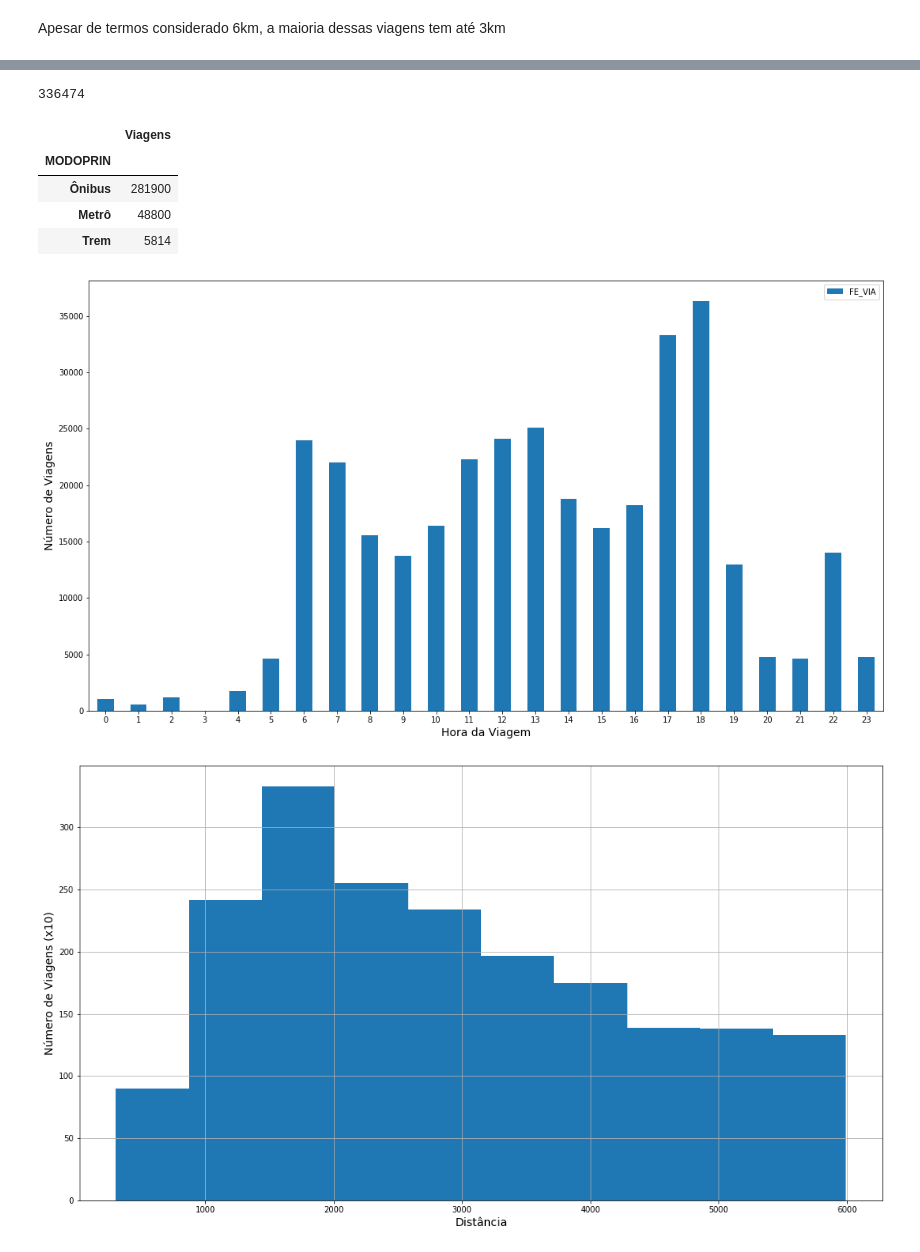
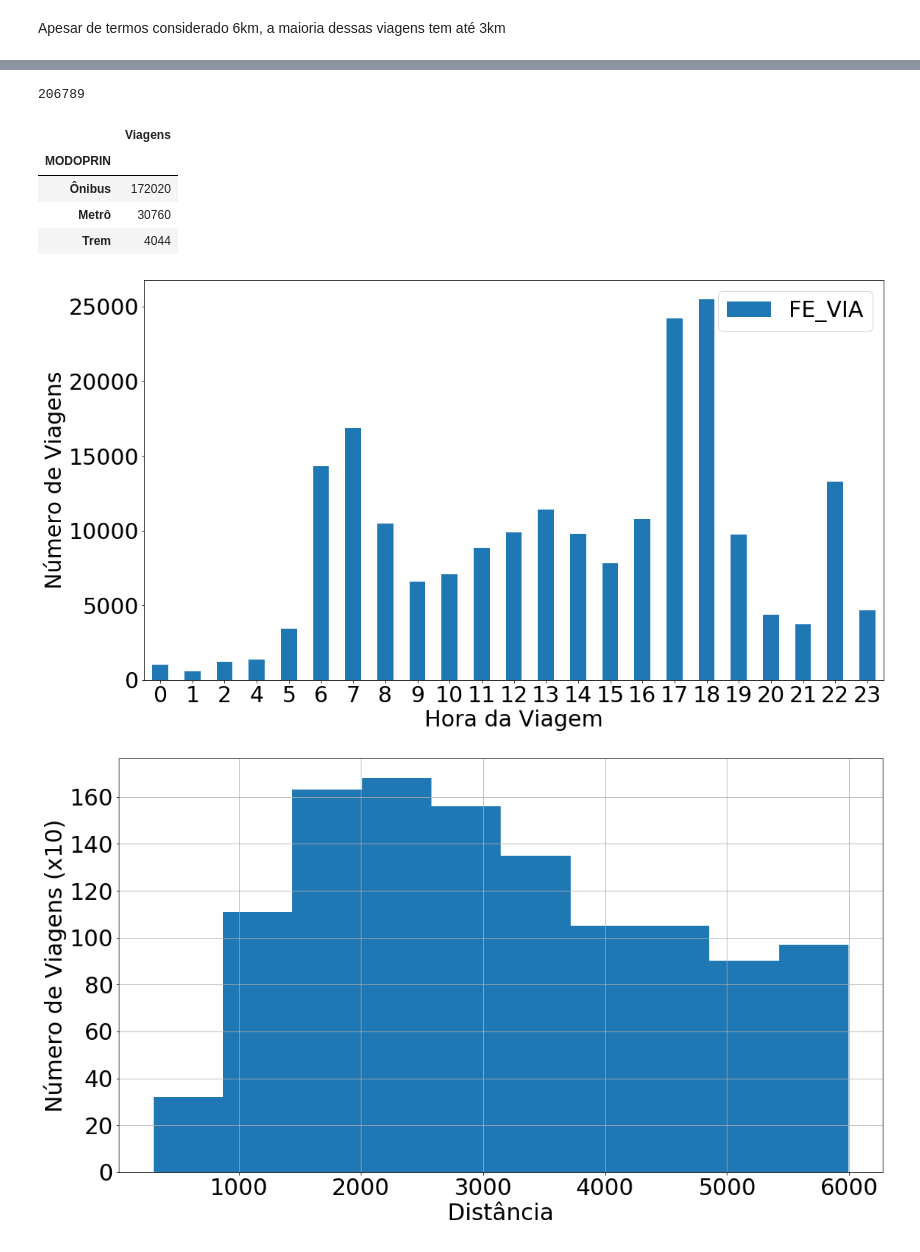
Before and after one commit to ezambomsantana/analise_od, a Jupyter notebook: notebook/Bike Analysis.ipynb, the cells around one changed output, grey strips where cells are left out. Saved outputs shown, nothing was run; the diff lists cells and outputs as text; code cells hidden in the pictures.

```diff
--- a/notebook/Bike Analysis.ipynb
+++ b/notebook/Bike Analysis.ipynb
@@ -13,6 +13,8 @@ import matplotlib as mpl
 import geopy.distance
 # %%
 # define algumas funções importantes
+
+plt.rcParams.update({'font.size': 30})
 
 # utilizada para calcular a media ponderada usando o FE_VIA
 def calculate_weighted_mean(data):
@@ -315,6 +312,13 @@ sns.boxplot(x="MODOPRIN", y="DISTANCE", data=total, palette="muted", showfliers
 # %% [markdown]
 Apesar das viagens de bicicletas serem menores que as de carro, metade das viagens de carro tem distâncias iguais ou menores que 75% viagens de bicicletas
 # %%
+# Remove menores de 15 anos e maiores de 60
+data17 = data17[data17['IDADE'] >= 18]
+data17 = data17[data17['IDADE'] <= 55]
+
+data17 = data17[data17['MOTIVO_D'] != 5]
+data17 = data17[data17['MOTIVO_D'] != 6]
+
 flows = pd.read_csv("../data/flows.csv", encoding='latin-1')
 lines = []
 viagens = []
@@ -487,7 +491,7 @@ distri.head(10)
 # %%
 distri['Viagens'].sum()
 # %% [output]
-336474
+206789
 # %%
 modo = flows[['MODOPRIN', 'FE_VIA']].groupby(['MODOPRIN']).sum().sort_values(by=['FE_VIA'],ascending=False).reset_index()
 modo.columns = ['MODOPRIN', 'FE_VIA_TRANS']
@@ -498,9 +502,9 @@ modo.head(10)
 # %% [output]
 |  | Viagens |
 | MODOPRIN |  |
-| Ônibus | 281900 |
-| Metrô | 48800 |
-| Trem | 5814 |
+| Ônibus | 172020 |
+| Metrô | 30760 |
+| Trem | 4044 |
 # %%
 hsaida = flows[['H_SAIDA', 'FE_VIA']].groupby(['H_SAIDA']).sum().sort_values(by=['H_SAIDA']).reset_index()
 hsaida.columns = ['H_SAIDA', 'FE_VIA']
@@ -510,32 +514,32 @@ hsaida['H_SAIDA'] = hsaida['H_SAIDA'].astype(int)
 ax = hsaida.plot.bar(x='H_SAIDA', y='FE_VIA', rot=0)
 ax.figure.set_size_inches(18,10)
 
-plt.xlabel('Hora da Viagem', fontsize=14)
-plt.ylabel('Número de Viagens', fontsize=14)
+plt.xlabel('Hora da Viagem')
+plt.ylabel('Número de Viagens')
 
 plt.show()
 # %% [output]
-[figure, old version]
+[figure, new version]
 # %%
 flows = pd.read_csv("../data/flows_public.csv", encoding='latin-1')
 lines = []
 viagens = []
 
 flows = flows.set_index('index')
 flows = flows.join(data17, lsuffix='_left', rsuffix='_right')
 
 flows['FE_VIA'].sum()
 
 plt.figure(figsize=(30,20))
 # plot chart
 
 ax = flows['DISTANCE'].hist()
 ax.figure.set_size_inches(18,10)
 
-plt.xlabel('Distância', fontsize=14)
-plt.ylabel('Número de Viagens (x10)', fontsize=14)
+plt.xlabel('Distância')
+plt.ylabel('Número de Viagens (x10)')
 
 # plot table
 plt.show()
 # %% [output]
-[figure, old version]
+[figure, new version]
```
Also changed, not shown: parts of 16 cells of this notebook, 10 other files.
